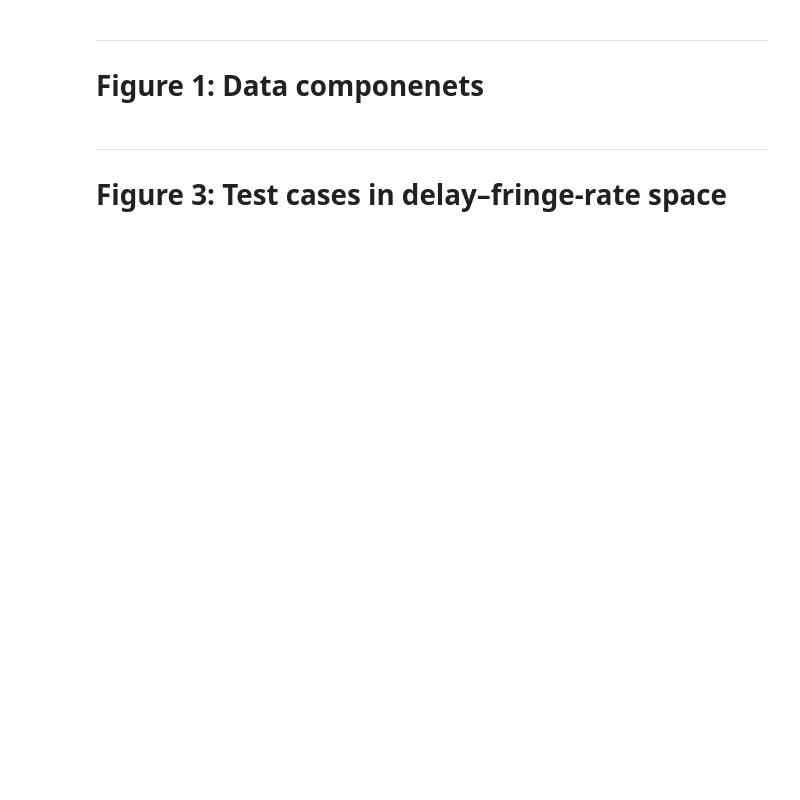
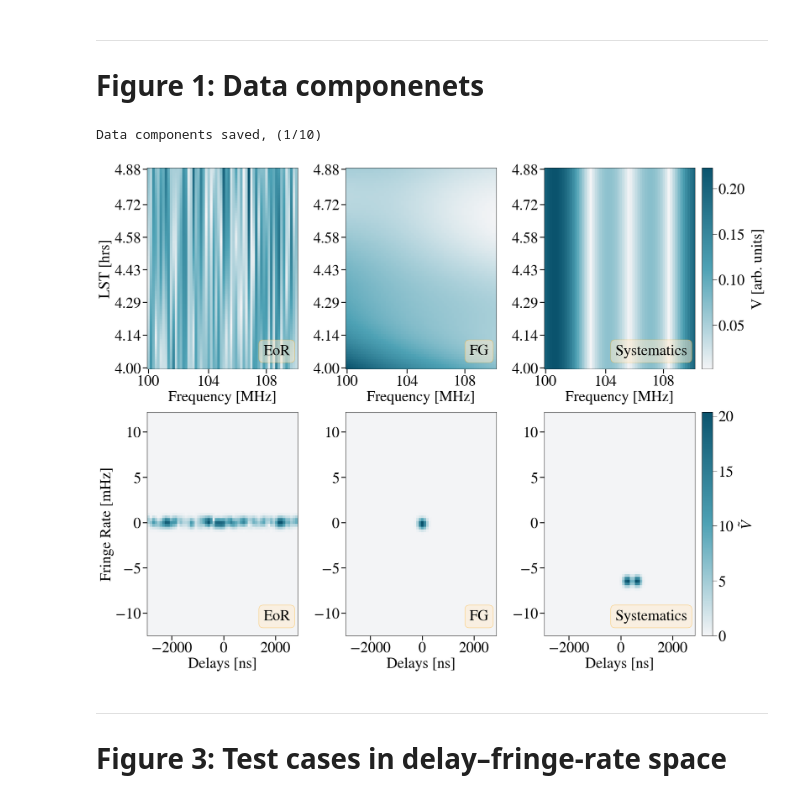
Before and after one commit to sohinixcvii/plots-hydra-pspec, a Jupyter notebook: paper_plots_c_v2.ipynb, the cells around one changed output. Drawn from its saved outputs; the diff is of its cells as text; code cells hidden in the pictures; blank space fills up the shorter version.

```diff
--- a/paper_plots_c_v2.ipynb
+++ b/paper_plots_c_v2.ipynb
@@ -539,9 +601,9 @@ axs_top = ImageGrid(fig, rect=(0.06, 0.38, 0.78, 0.28), **grid_kwargs)
 axs_bot = ImageGrid(fig, rect=(0.06, 0.06, 0.78, 0.28), **grid_kwargs)
 
 # --- Plot top row ---
-data_top = [eor_true.T, fg_true.T, delta_g_true.T]
+data_top = [eor_true, fg_true, delta_g_true]
 for ax, data in zip(axs_top, data_top):
-    im_top = ax.imshow(np.abs(data).T, cmap=paper_map_pink, origin='lower')
+    im_top = ax.imshow(np.abs(data), cmap=paper_map_blue, origin='lower')  # removed erroneous extra .T
     ax.tick_params(direction='out', length=6, width=2, colors='black', size=10)
 
 # --- Plot bottom row ---
@@ -554,9 +616,9 @@ for ax, data in zip(axs_bot, data_bot):
         fig           = fig,
         ax            = ax,
         colorbar_flag = False,
-        cmap          = paper_map_pink,
+        cmap          = paper_map_blue,
         mode          = 'abs',
-        ylab_flag = False,
+        ylab_flag     = False,
     )
     ax.tick_params(direction='out', length=6, width=2, colors='black', size=10)
 
@@ -569,46 +631,50 @@ bot_right = axs_bot[-1].get_position()
 
 cbar_width = 0.015
 
-# Manual colorbar axes — left edge just right of the plot area
 cax_top = fig.add_axes([top_right.x1 + 0.01, top_right.y0,
                          cbar_width, top_right.height])
 cax_bot = fig.add_axes([bot_right.x1 + 0.01, bot_right.y0,
                          cbar_width, bot_right.height])
 
 cbar_top = fig.colorbar(im_top, cax=cax_top)
-cbar_top.set_label(r'V [Arbitrary units]', fontsize=34, labelpad=15)
+cbar_top.set_label(r'V [arb. units]', fontsize=34, labelpad=15)
 cbar_top.ax.tick_params(which='both', color='black', labelcolor='black', size=10)
 
 cbar_bot = fig.colorbar(im_bot, cax=cax_bot)
 cbar_bot.set_label(r'$\tilde{V}$', fontsize=34, labelpad=15)
 cbar_bot.ax.tick_params(which='both', color='black', labelcolor='black', size=10)
 
-# --- Ticks top---
+# --- Ticks top ---
 for ax in axs_top:
     ax.set_xticks(xticklocs_freq, labels=xticklabels_freqs)
-    ax.set_yticks(yticklocs_time, labels=yticklabels_times)
+    ax.set_yticks(yticklocs_time[::-1], labels=yticklabels_times[::-1])
     ax.set_xlabel("Frequency [MHz]")
     ax.tick_params(axis='x')
 
-# --- Ticks Bottom ---
-# for ax in axs_bot:
-#     ax.set_xticks([2,18,30,42,58], labels=['-2800', '-1200', '0', '1200', '2800'])
-#     ax.set_yticks([0,18,40,62,79], labels=['1.93', '1.09', '0.00', '-1.09', '-1.98'])
-#     ax.tick_params(axis='x')
+# --- Ticks bottom ---
+for ax in axs_bot:
+    # ax.set_yticks(yticklocs_fr, labels=yticklabels_fr)  # no [::-1] needed
+    ax.invert_yaxis()                                    # flips so -ve sits at the bottom
+    ax.set_xlabel("Delays [ns]")
+    # x-ticks: let the waterfall function's own extent handle freq axis,
+    # or override with real MHz values rather than pixel indices, e.g.:
+    # ax.set_xticks([100, 104, 108, 112], labels=['100', '104', '108', '112'])
 
 axs_top[0].set_ylabel("LST [hrs]")
 axs_bot[0].set_ylabel("Fringe Rate [mHz]")
 
-
-bbox_labels = ['EoR','FG','Systematics']
+bbox_labels = ['EoR', 'FG', 'Systematics']
 for ax, label in zip(axs_top, bbox_labels):
     ax.text(0.95, 0.07, label, bbox=bbox, transform=ax.transAxes, horizontalalignment='right')
 
 for ax, label in zip(axs_bot, bbox_labels):
     ax.text(0.95, 0.07, label, bbox=bbox, transform=ax.transAxes, horizontalalignment='right')
 
 plt.savefig(fig_dir + '/data_components.pdf', bbox_inches='tight', dpi=300)
-print("Data componenets saved, (1/10)")
+print("Data components saved, (1/10)")
+# %% [output]
+Data components saved, (1/10)
+[figure, added]
 # %% [markdown]
 ---
 # Figure 3: Test cases in delay–fringe-rate space
```
Also changed, not shown: parts of 20 cells of this notebook, 3 other files.
